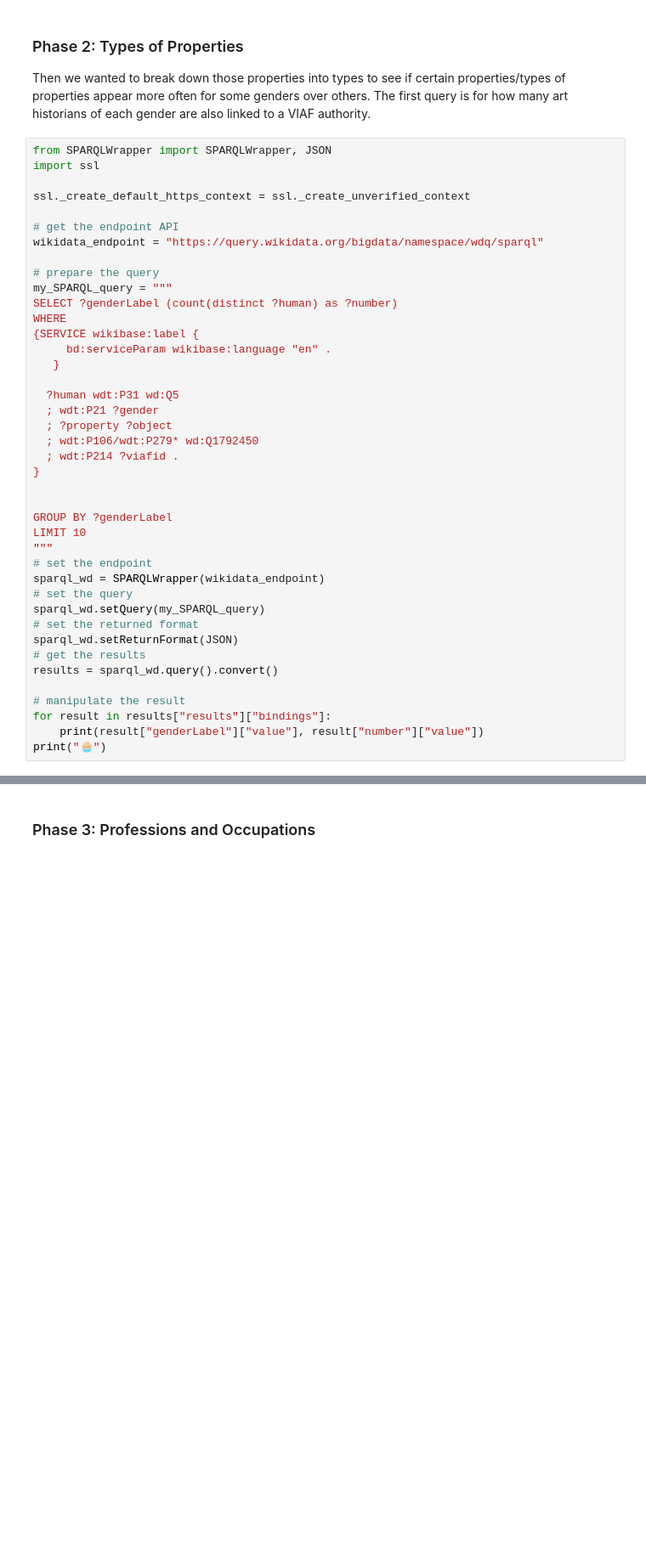
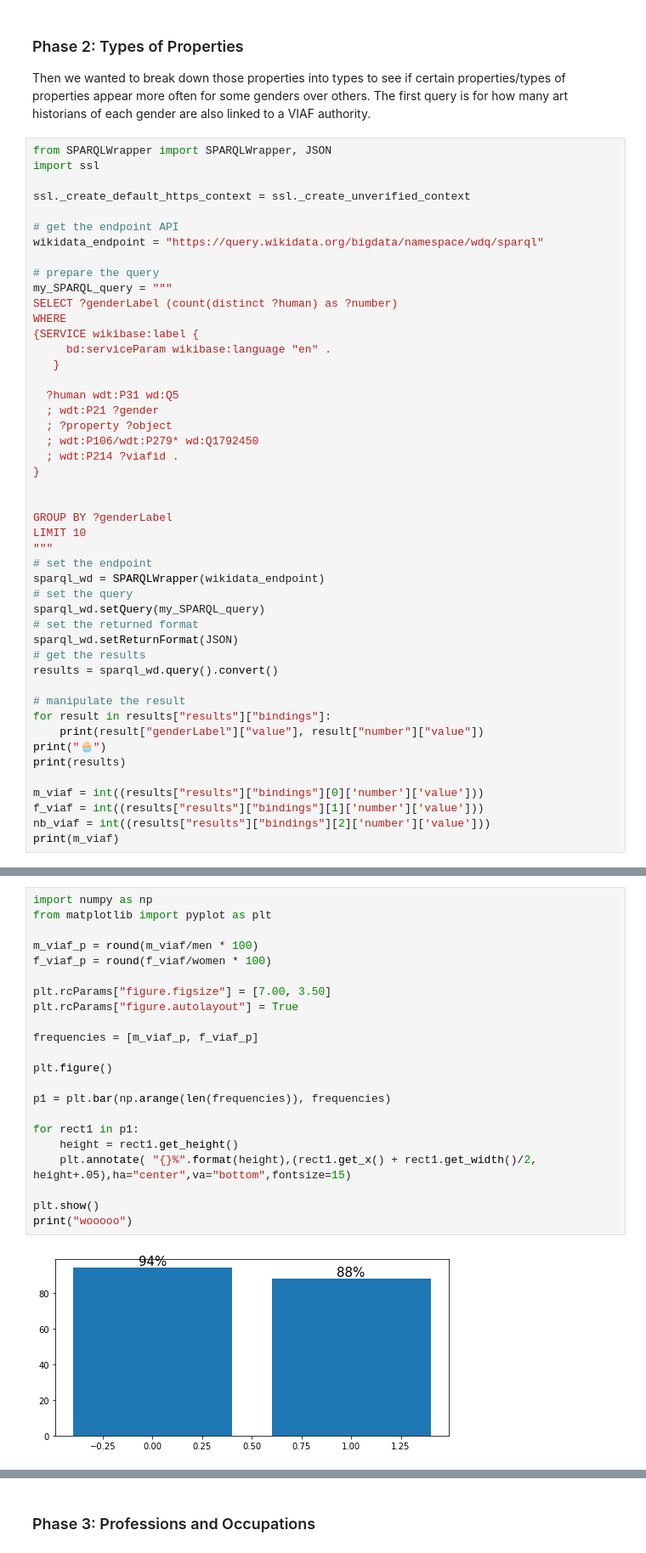
Before and after one commit to SarahTew/wikigen, a Jupyter notebook: Notebook2.ipynb, the cells around one changed output, grey strips where cells are left out. Shown at 85% size. Saved outputs shown, nothing was run; the diff lists cells and outputs as text; blank space fills up the shorter version.

```diff
--- a/Notebook2.ipynb
+++ b/Notebook2.ipynb
@@ -502,6 +493,12 @@ results = sparql_wd.query().convert()
 for result in results["results"]["bindings"]:
     print(result["genderLabel"]["value"], result["number"]["value"])
 print("🧁")
+print(results)
+
+m_viaf = int((results["results"]["bindings"][0]['number']['value']))
+f_viaf = int((results["results"]["bindings"][1]['number']['value']))
+nb_viaf = int((results["results"]["bindings"][2]['number']['value']))
+print(m_viaf)
 # %% [output]
 male 11000
 female 5198
@@ -509,0 +509,24 @@ non-binary 2
+# %%
+import numpy as np
+from matplotlib import pyplot as plt
+
+m_viaf_p = round(m_viaf/men * 100)
+f_viaf_p = round(f_viaf/women * 100)
+
+plt.rcParams["figure.figsize"] = [7.00, 3.50]
+plt.rcParams["figure.autolayout"] = True
+
+frequencies = [m_viaf_p, f_viaf_p]
+
+plt.figure()
+
+p1 = plt.bar(np.arange(len(frequencies)), frequencies)
+
+for rect1 in p1:
+    height = rect1.get_height()
+    plt.annotate( "{}%".format(height),(rect1.get_x() + rect1.get_width()/2, height+.05),ha="center",va="bottom",fontsize=15)
+
+plt.show()
+print("wooooo")
+# %% [output]
+[figure, added]
```
Also changed, not shown: parts of 22 cells of this notebook.
